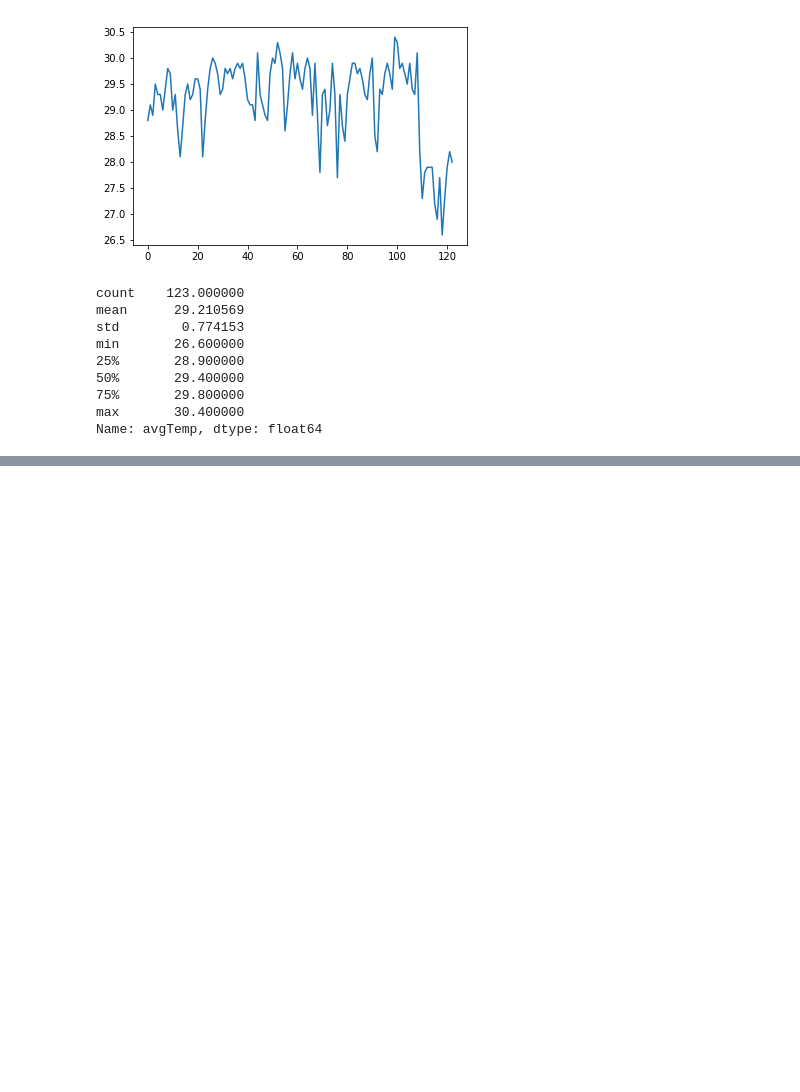
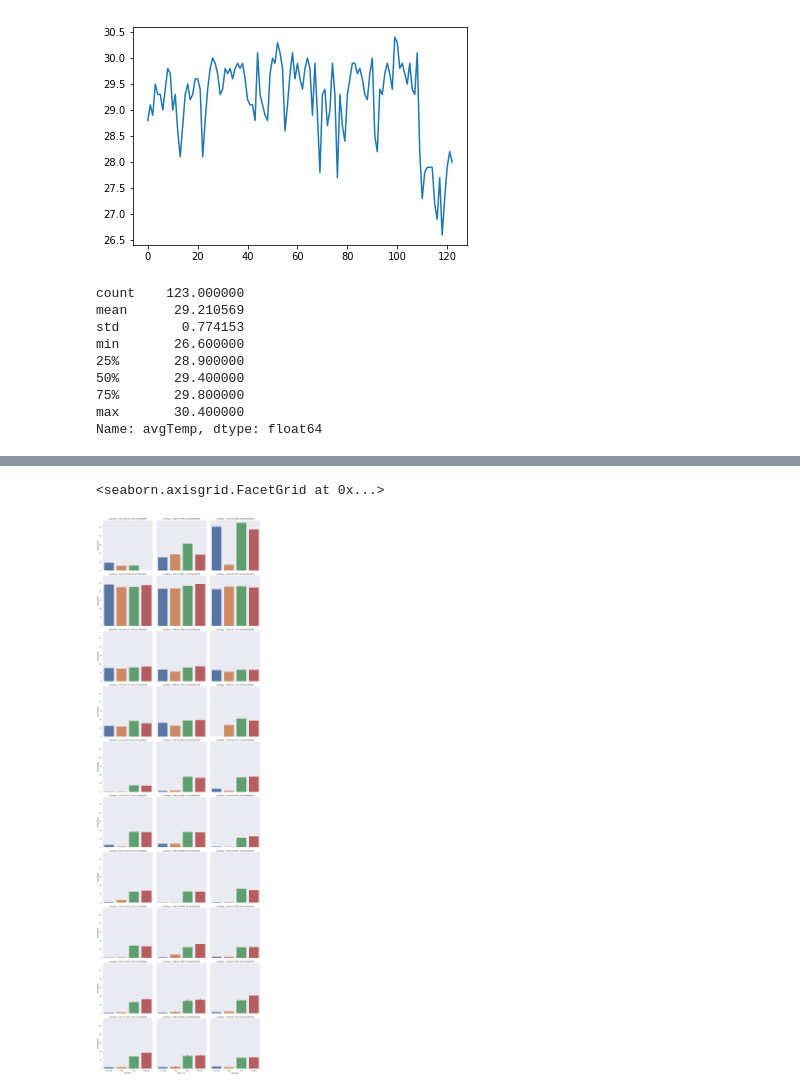
Before and after one commit to aubreymoore/CRB-trap-improvement, a Jupyter notebook: xtraps.ipynb, the cells around one changed output, grey strips where cells are left out. Saved outputs shown, nothing was run; the diff lists cells and outputs as text; code cells hidden in the pictures; blank space fills up the shorter version.

```diff
--- a/xtraps.ipynb
+++ b/xtraps.ipynb
@@ -138,0 +140,9 @@ Name: avgTemp, dtype: float64
+# %%
+df_visit = pd.read_csv('xtrap_visit.csv')
+df_cycles = pd.read_csv('xtrap_cycles.csv', parse_dates=['cycleStart','cycleStop'])
+df = df_visit.merge(df_cycles)
+df['days'] = (df['cycleStop'] - df['cycleStart']).dt.total_seconds() / (24 * 60 * 60)
+df['releaseRate'] = (df['lureStartMass'] - df['lureStopMass']) / df['days']
+df['captureRate'] = (df['maleCRB'] + df['femaleCRB']) / df['days']
+df['UV'] = df.trapType.str.contains('UV')
+df
@@ -138,0 +211,5 @@ Name: avgTemp, dtype: float64
+# %%
+sns.catplot(x='trapType', y='releaseRate', data=df[df.releaseRate>0], col='cycleStop', kind='bar', col_wrap=3)
+# %% [output]
+<seaborn.axisgrid.FacetGrid at 0x...>
+[figure, added]
```
Also changed, not shown: parts of 24 cells of this notebook, 1 other file.
